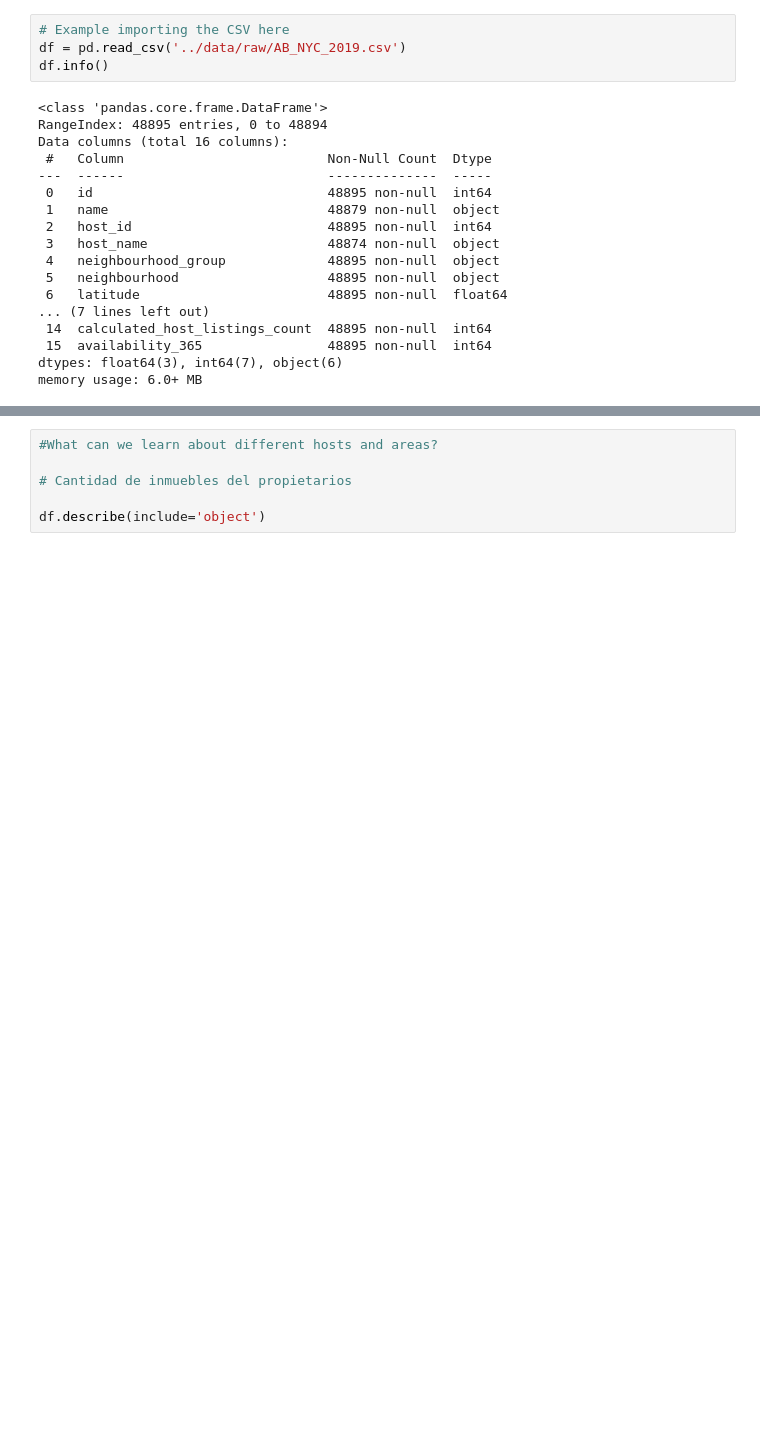
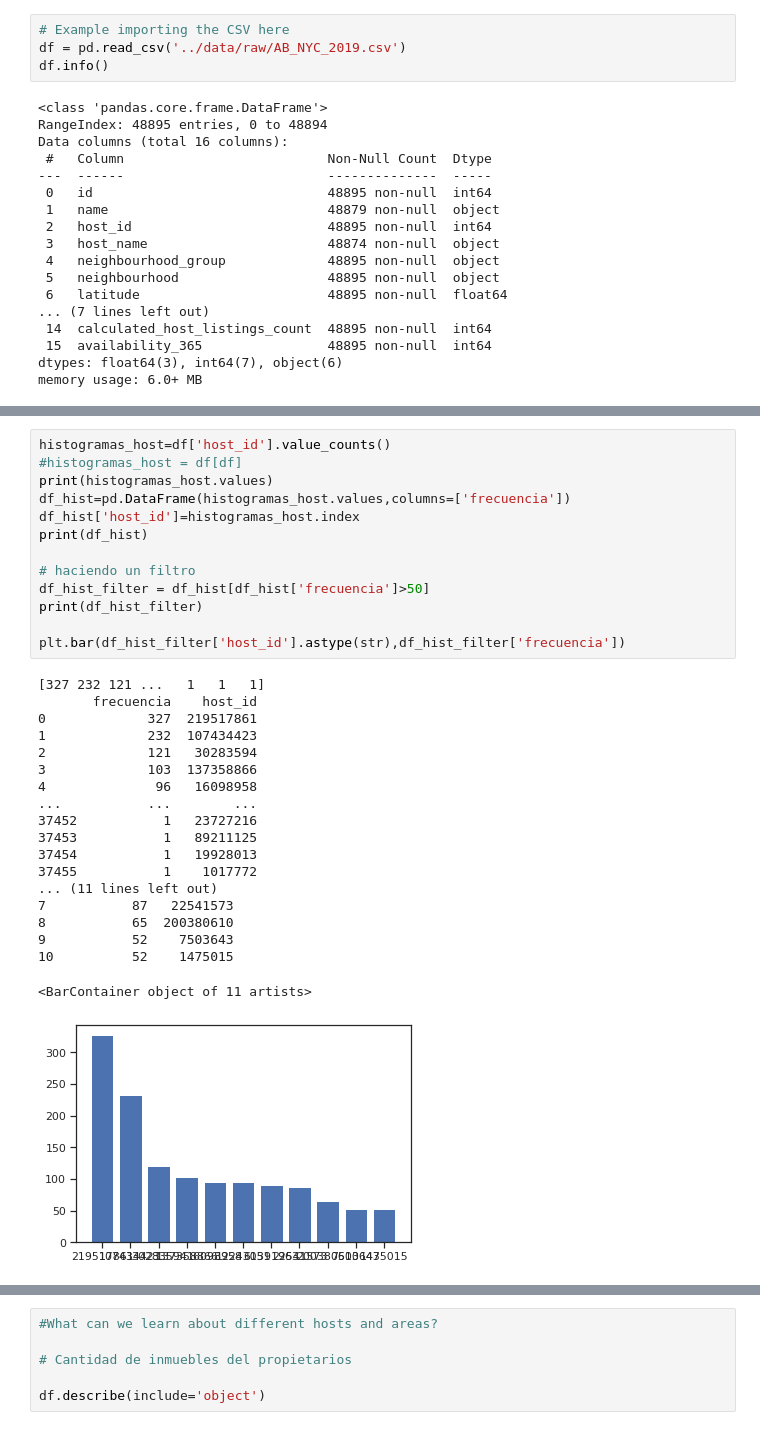
Before and after one commit to JuanAntonaccio/machine_learning_python-template, a Jupyter notebook: src/explore.ipynb, the cells around one changed output, grey strips where cells are left out. Drawn from its saved outputs; the diff is of its cells as text; blank space fills up the shorter version.

```diff
--- a/src/explore.ipynb
+++ b/src/explore.ipynb
@@ -82,0 +174,33 @@ round(df.describe(),2)
+# %%
+histogramas_host=df['host_id'].value_counts()
+#histogramas_host = df[df]
+print(histogramas_host.values)
+df_hist=pd.DataFrame(histogramas_host.values,columns=['frecuencia'])
+df_hist['host_id']=histogramas_host.index
+print(df_hist)
+
+# haciendo un filtro
+df_hist_filter = df_hist[df_hist['frecuencia']>50]
+print(df_hist_filter)
+
+plt.bar(df_hist_filter['host_id'].astype(str),df_hist_filter['frecuencia'])
+# %% [output]
+[327 232 121 ...   1   1   1]
+       frecuencia    host_id
+0             327  219517861
+1             232  107434423
+2             121   30283594
+3             103  137358866
+4              96   16098958
+...           ...        ...
+37452           1   23727216
+37453           1   89211125
+37454           1   19928013
+37455           1    1017772
+... (11 lines left out)
+7           87   22541573
+8           65  200380610
+9           52    7503643
+10          52    1475015
+<BarContainer object of 11 artists>
+[figure, added]
```
Also changed, not shown: parts of 12 cells of this notebook.
